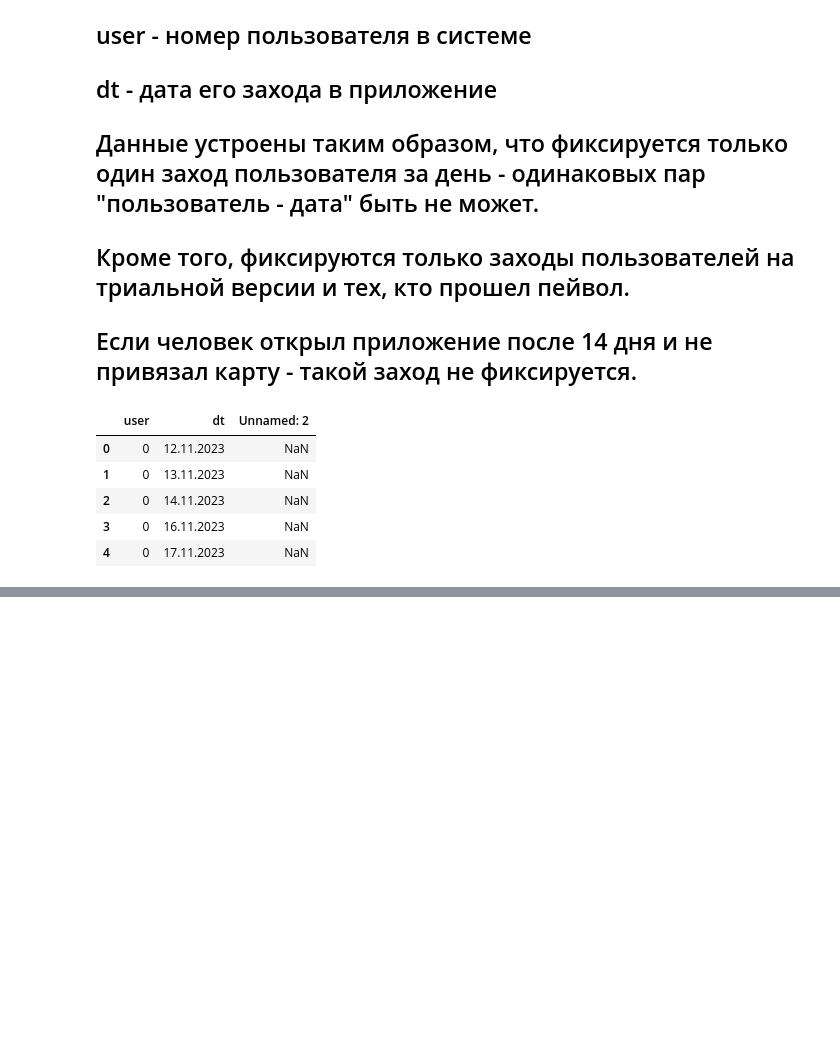
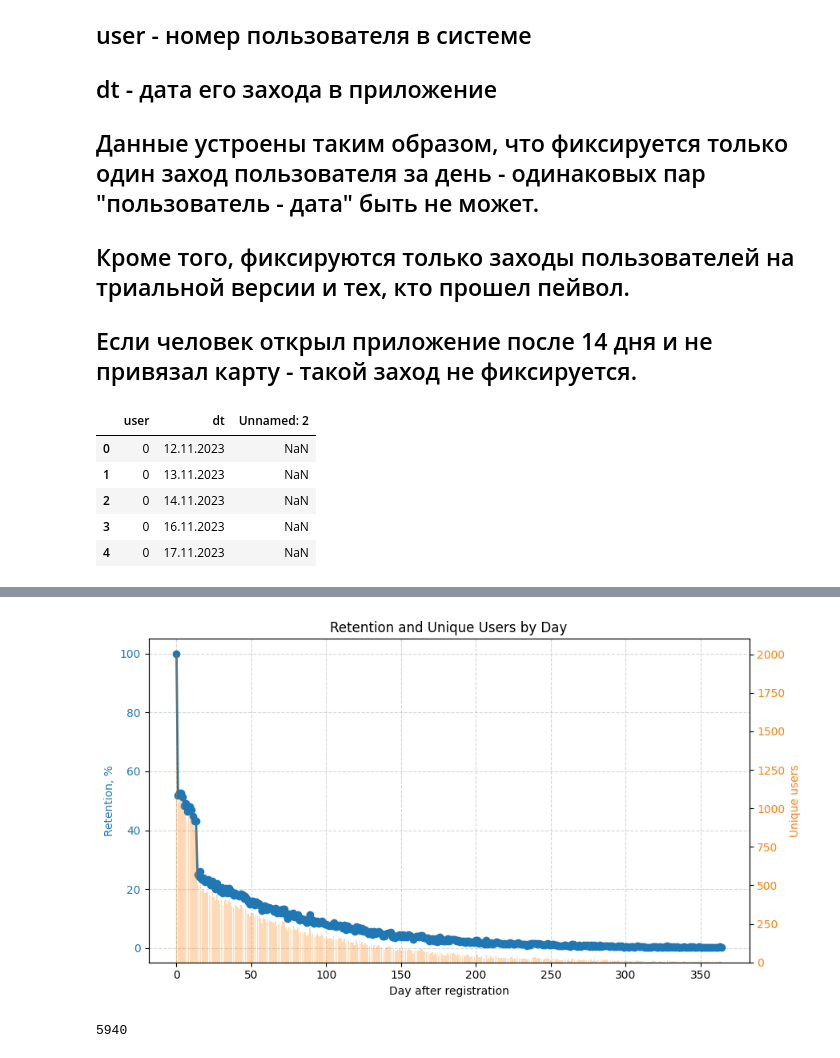
Before and after one commit to Putinka1993/Simulate, a Jupyter notebook: Metrics/free_space.ipynb, the cells around one changed output, grey strips where cells are left out. Cells and saved outputs as stored; diff of their text form; code cells hidden in the pictures; blank space fills up the shorter version.

```diff
--- a/Metrics/free_space.ipynb
+++ b/Metrics/free_space.ipynb
@@ -105,2 +112,31 @@ Retention by Month
+# %%
+
+fig, ax1 = plt.subplots(figsize=(9, 5))
+
+# --- Первая ось: Retention ---
+color = 'tab:blue'
+ax1.set_xlabel(f'{period_name} after registration')
+ax1.set_ylabel('Retention, %', color=color)
+ax1.plot(pivot_full[idx_col], pivot_full['retention'], color=color, marker='o', linewidth=2, label='Retention %')
+ax1.tick_params(axis='y', labelcolor=color)
+ax1.grid(True, which='major', axis='both', linestyle='--', alpha=0.5)
+
+# --- Вторая ось: количество уникальных пользователей ---
+ax2 = ax1.twinx()  # создаём вторую ось Y
+color = 'tab:orange'
+ax2.set_ylabel('Unique users', color=color)
+ax2.bar(pivot_full[idx_col], pivot_full['unique_users'], color=color, alpha=0.3, label='Unique users')
+ax2.tick_params(axis='y', labelcolor=color)
+
+# --- Заголовок и оформление ---
+plt.title(f'Retention and Unique Users by {period_name}')
+fig.tight_layout()
+plt.show()
+# %% [output]
+[figure, added]
+# %%
+6 * 990
+# %% [output]
+5940
 # %%
 users_filter
```
Also changed, not shown: parts of 8 cells of this notebook, 1 other file.
